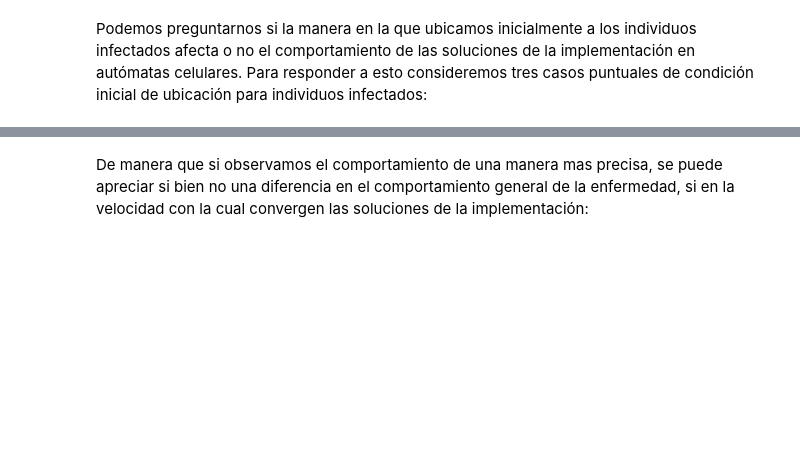
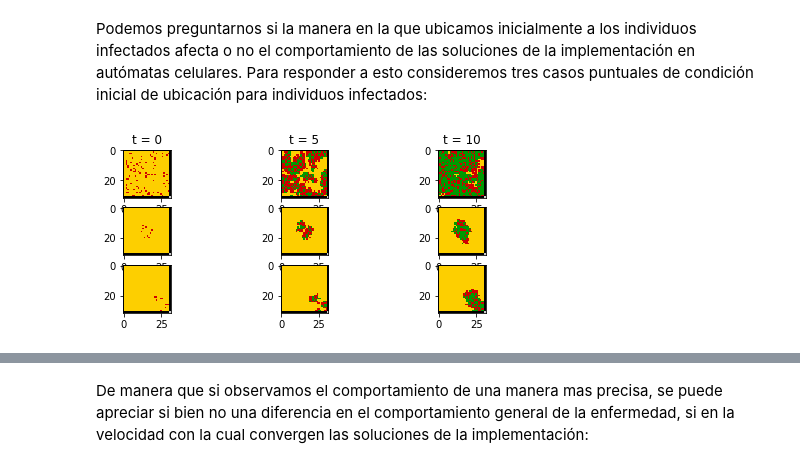
Before and after one commit to Grupo-de-simulacion-con-automatas/CAsimulations-Modelacion-de-dinamicas-topologicas-en-la-propagacion-de-una-enfermedad-usando-CA, a Jupyter notebook: Codigo/Cuaderno actualizado del proyecto CAsimulations.ipynb, the cells around one changed output, grey strips where cells are left out. Cells and saved outputs as stored; diff of their text form; code cells hidden in the pictures; blank space fills up the shorter version.

```diff
--- a/Codigo/Cuaderno actualizado del proyecto CAsimulations.ipynb
+++ b/Codigo/Cuaderno actualizado del proyecto CAsimulations.ipynb
@@ -458,41 +455,43 @@ svn.metricsPlot(40,title="von Neumann")
 # %% [markdown]
 Podemos preguntarnos si la manera en la que ubicamos inicialmente a los individuos infectados afecta o no el comportamiento de las soluciones de la implementación en autómatas celulares. Para responder a esto consideremos tres casos puntuales de condición inicial de ubicación para individuos infectados:
 # %%
-evolution1 = sir(0.2,0.3,initialLocation(30,30,0.1,"random"),1,1,Moore)
-evolution2 = sir(0.2,0.3,initialLocation(30,30,0.1,"center"),1,1,Moore)
-evolution3 = sir(0.2,0.3,initialLocation(30,30,0.1,"southeast"),1,1,Moore)
+evolution1 = models("sir",0.2,0.3,initialLocation(30,30,0.1,"random"),Moore)
+evolution2 = models("sir",0.2,0.3,initialLocation(30,30,0.1,"center"),Moore)
+evolution3 = models("sir",0.2,0.3,initialLocation(30,30,0.1,"southeast"),Moore)
 
 plt.subplot(3,3,1)
 plt.title("t = 0")
 evolution1.evolutionsPlot(30,0)
 
 plt.subplot(3,3,2)
 plt.title("t = 5")
 evolution1.evolutionsPlot(30,5)
 
 plt.subplot(3,3,3)
 plt.title("t = 10")
 evolution1.evolutionsPlot(30,10)
 
 plt.subplot(3,3,4)
 evolution2.evolutionsPlot(30,0)
 
 plt.subplot(3,3,5)
 evolution2.evolutionsPlot(30,5)
 
 plt.subplot(3,3,6)
 evolution2.evolutionsPlot(30,10)
 
 plt.subplot(3,3,7)
 evolution3.evolutionsPlot(30,0)
 
 plt.subplot(3,3,8)
 evolution3.evolutionsPlot(30,5)
 
 plt.subplot(3,3,9)
 evolution3.evolutionsPlot(30,10)
 
 plt.show()
+# %% [output]
+[figure, added]
 # %% [markdown]
 ![texto del enlace](https://docs.google.com/drawings/d/e/2PACX-1vRqXw2azoPK2kDWGkMFSns6Yuia70F3SCXbYT9RbJ-2U1YvaAu_BaV2xcZhXsA3OPi7ZfY9C3x0d86b/pub?w=720&h=714)
 # %% [markdown]
```
Also changed, not shown: parts of 33 cells of this notebook, 6 other files.
